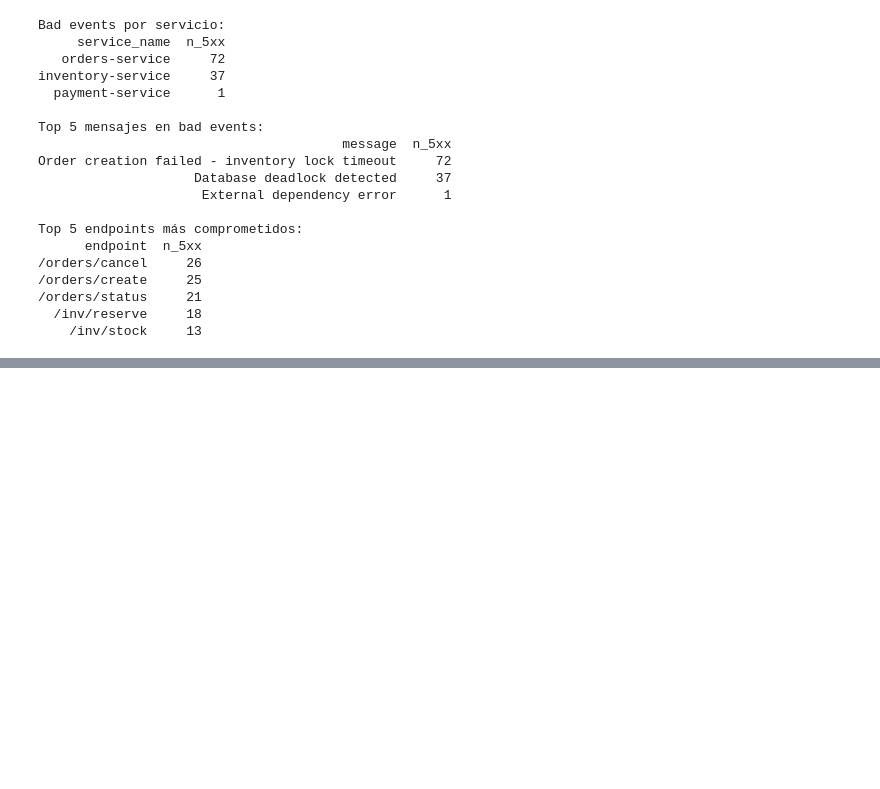
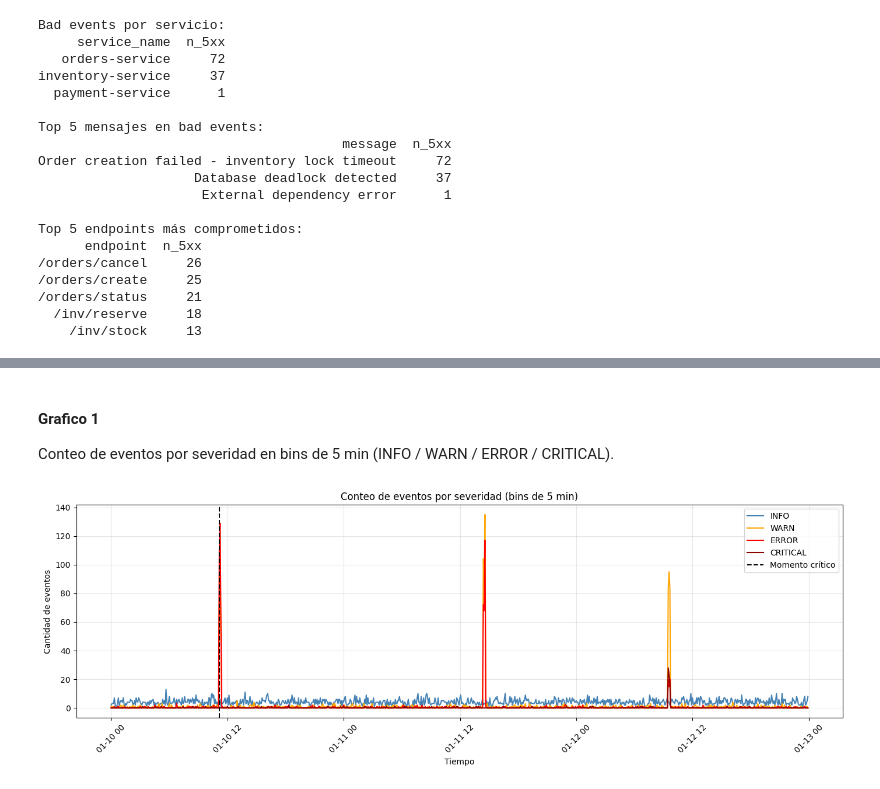
Before and after one commit to kevingaona410-cell/CHALLENGE_6_THE_HUDDLE_INTERPRETACION_LOGS, a Jupyter notebook: test.ipynb, the cells around one changed output, grey strips where cells are left out. Saved outputs shown, nothing was run; the diff lists cells and outputs as text; code cells hidden in the pictures; blank space fills up the shorter version.

Commit message:
Análisis de logs completado: detección de momento crítico, diagnóstico y visualizaciones

```diff
--- a/test.ipynb
+++ b/test.ipynb
@@ -222,0 +267,45 @@ Top 5 endpoints más comprometidos:
+# %% [markdown]
+#### Grafico 1
+Conteo de eventos por severidad en bins de 5 min (INFO / WARN / ERROR / CRITICAL).
+# %%
+import matplotlib.pyplot as plt
+
+# ── Gráfico 1: Conteo de eventos por severidad en bins de 5 min ──
+
+df_sev = (
+    df.groupby([pd.Grouper(key='timestamp_event', freq='5min'), 'severity'])
+    .size()
+    .unstack(fill_value=0)
+    .reset_index()
+)
+
+fig, ax = plt.subplots(figsize=(14, 5))
+
+colores = {
+    'INFO': 'steelblue',
+    'WARN': 'orange',
+    'ERROR': 'red',
+    'CRITICAL': 'darkred'
+}
+
+for severidad in ['INFO', 'WARN', 'ERROR', 'CRITICAL']:
+    if severidad in df_sev.columns:
+        ax.plot(
+            df_sev['timestamp_event'],
+            df_sev[severidad],
+            label=severidad,
+            color=colores[severidad]
+        )
+
+ax.axvline(x=inicio_ventana, color='black', linestyle='--', linewidth=1.5, label='Momento crítico')
+
+ax.set_title('Conteo de eventos por severidad (bins de 5 min)')
+ax.set_xlabel('Tiempo')
+ax.set_ylabel('Cantidad de eventos')
+ax.legend()
+ax.grid(True, alpha=0.3)
+plt.xticks(rotation=45)
+plt.tight_layout()
+plt.show()
+# %% [output]
+[figure, added]
```
Also changed, not shown: parts of 5 cells of this notebook.
